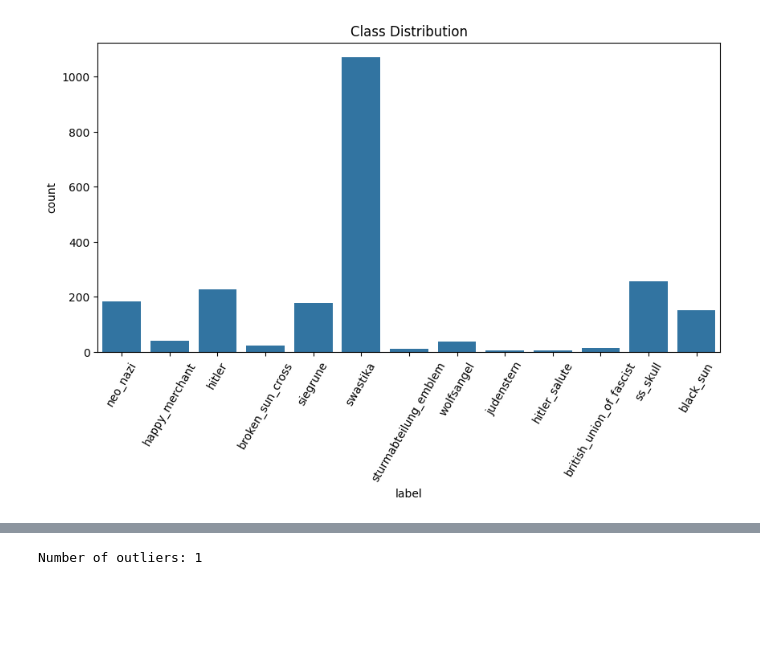
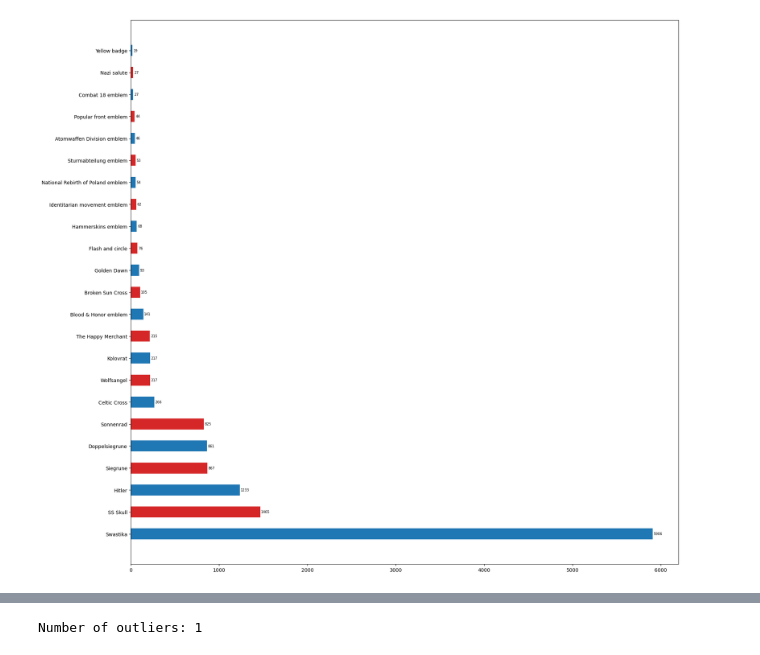
Before and after one commit to zhiwei2017/nazi-symbols-classification, a Jupyter notebook: notebooks/data_analysis_classification.ipynb, the cells around one changed output, grey strips where cells are left out. Drawn from its saved outputs; the diff is of its cells as text; code cells hidden in the pictures; blank space fills up the shorter version.

```diff
--- a/notebooks/data_analysis_classification.ipynb
+++ b/notebooks/data_analysis_classification.ipynb
@@ -6,5 +8,6 @@ import random
 # %%
 from nazi_symbols_classification.training.data_preparation import get_image_paths
 # %%
-image_files = get_image_paths("/Users/zhiwei.zhang/Projects/nazi-symbols-classification/notebooks/datasets/nazi-symbols-classification",
-                              ("train", "test", "valid"))
+image_files = get_image_paths("/home/zhiwei/Projects/nazi-symbols-classification/datasets/nazi-symbols-classification-original",
+                              ("train", ))
+print(f"Total Images: {len(image_files)}")
@@ -40,12 +148,24 @@ df.head()
 # %%
-import seaborn as sns
+plt.figure(figsize=(20,20))
 
-# Plot class distribution
-plt.figure(figsize=(10, 5))
-sns.countplot(x=df["label"])
-plt.title("Class Distribution")
-plt.xticks(rotation=60)
+value_counts = df["label"].value_counts().to_dict()
+
+img_cls, img_number = tuple(zip(*value_counts.items()))
+width = 0.5
+x = np.arange(len(value_counts))  # the label locations
+
+bar_colors = ['tab:blue', 'tab:red']
+
+rects = plt.barh(img_cls, img_number, width, color=bar_colors)
+plt.bar_label(rects, padding=2, fontsize=7)
+
+plt.ylabel='Number of images'
+plt.title='Image Class Distribution'
+plt.ylim = (0,7000)
+# plt.xticks(ticks=x, labels=img_cls, rotation=45 ) ;
+
+plt.savefig('nazi-classification-distribution.png')
 plt.show()
 # %% [output]
-[figure, old version]
+[figure, new version]
 # %%
```
Also changed, not shown: parts of 14 cells of this notebook, 10 other files.
